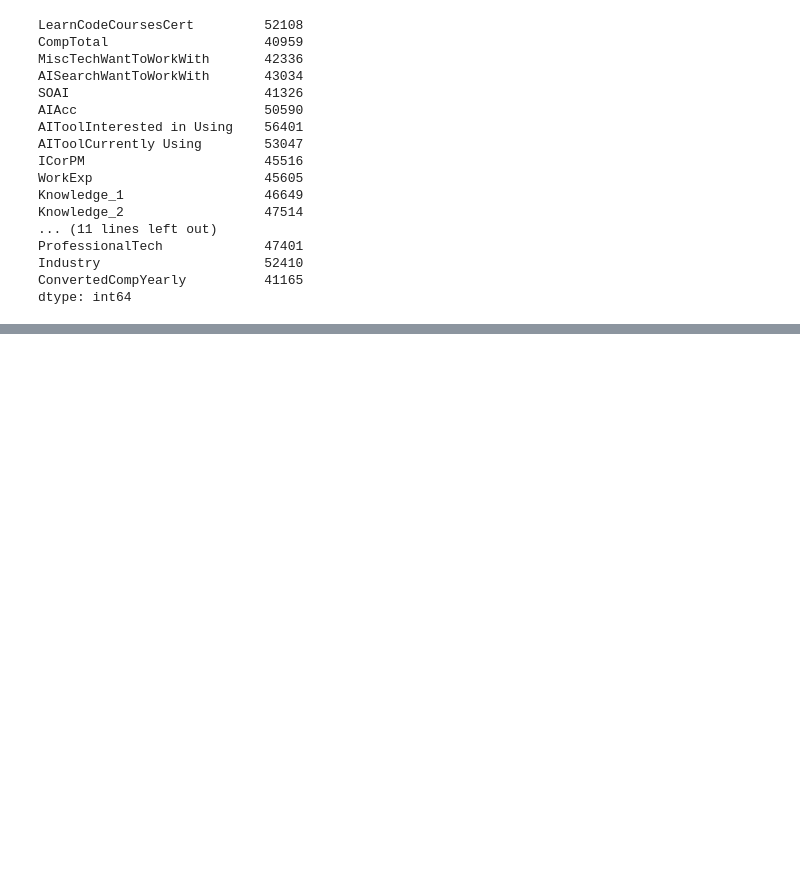
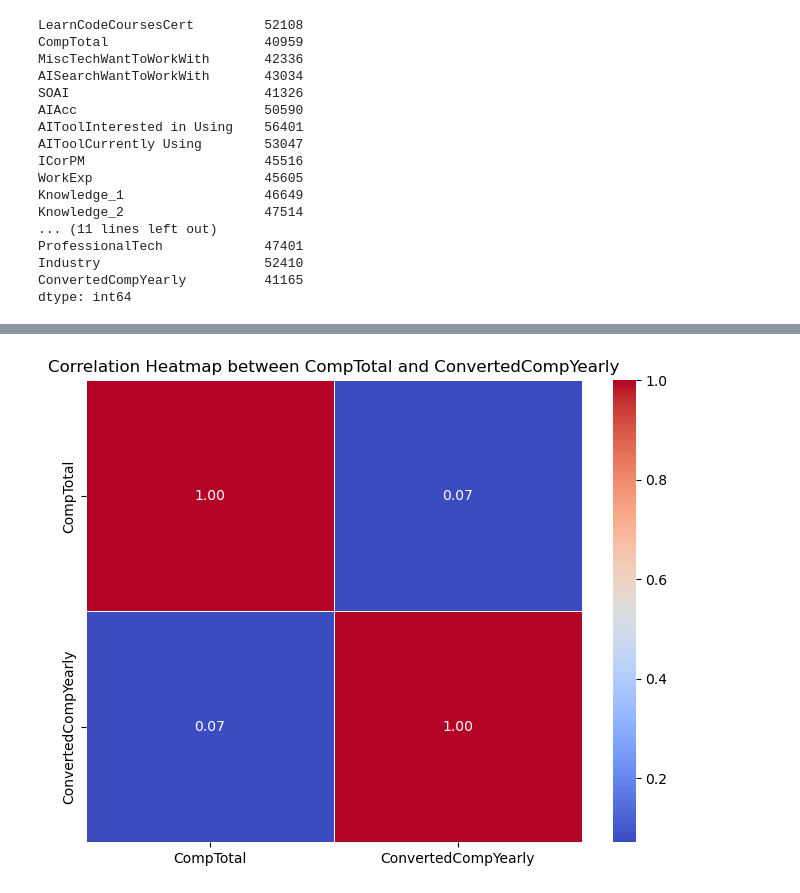
Before and after one commit to AnkitDogra-07/Chatbot_MP, a Jupyter notebook: test.ipynb, the cells around one changed output, grey strips where cells are left out. Cells and saved outputs as stored; diff of their text form; code cells hidden in the pictures; blank space fills up the shorter version.

Commit message:
"trying to identify features affecting compensation and yearlyCompensation fields"

```diff
--- a/test.ipynb
+++ b/test.ipynb
@@ -252,0 +318,16 @@ dtype: int64
+# %%
+import seaborn as sns
+import matplotlib.pyplot as plt
+
+# Assuming your DataFrame is named 'df'
+# Select only the relevant columns
+relevant_columns = ['CompTotal', 'ConvertedCompYearly']
+correlation_matrix = work_df[relevant_columns].corr()
+
+# Plot heatmap
+plt.figure(figsize=(8, 6))
+sns.heatmap(correlation_matrix, annot=True, cmap='coolwarm', fmt=".2f", linewidths=0.5)
+plt.title('Correlation Heatmap between CompTotal and ConvertedCompYearly')
+plt.show()
+# %% [output]
+[figure, added]
```
Also changed, not shown: parts of 3 cells of this notebook.
